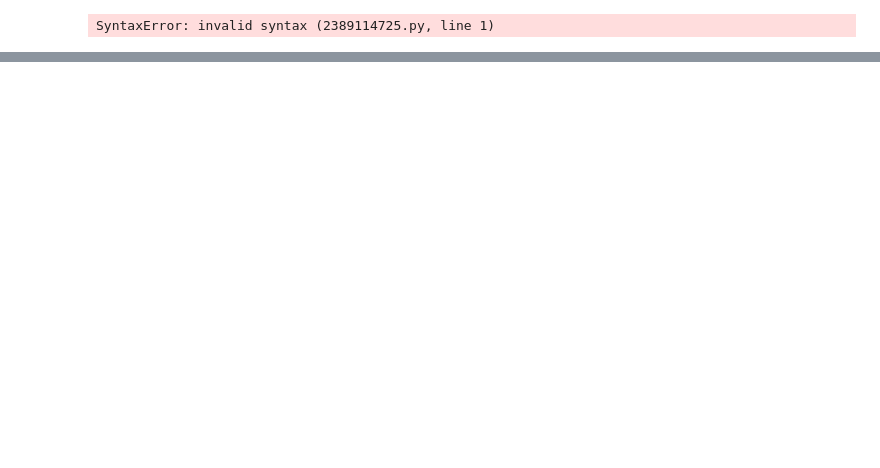
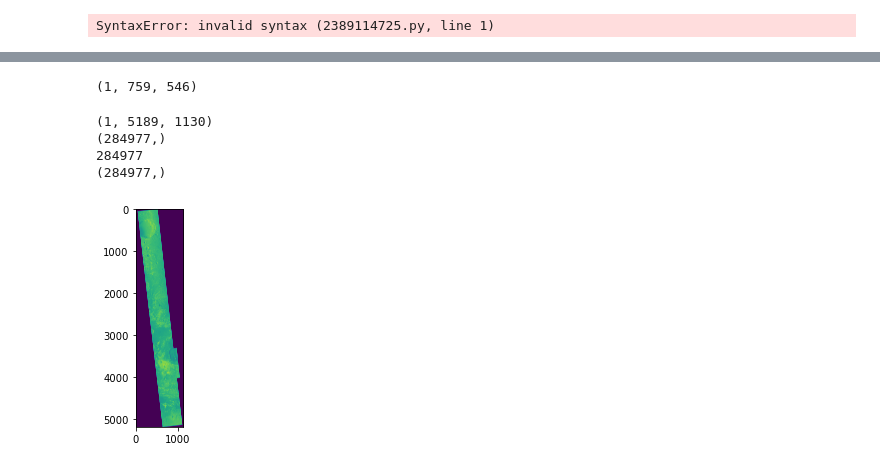
Before and after one commit to chbrandt/npt, a Jupyter notebook: notebooks/4_mosaic_images.ipynb, the cells around one changed output, grey strips where cells are left out. Saved outputs shown, nothing was run; the diff lists cells and outputs as text; code cells hidden in the pictures; blank space fills up the shorter version.

Commit message:
Improved mosaic algorithm

```diff
--- a/notebooks/4_mosaic_images.ipynb
+++ b/notebooks/4_mosaic_images.ipynb
@@ -174,23 +189,71 @@ show(image)
 # %%
 merged.rio.to_raster('data/mosaic/ctx/rioxarray_shade_O.tif')
 # %%
-# def copy_shade(merged_data, new_data, merged_mask, new_mask, **kwargs):
-#     import numpy as np
-#     mask = np.empty_like(merged_mask, dtype="bool")
-#     np.logical_or(merged_mask, new_mask, out=mask)
-#     np.logical_not(mask, out=mask)
+from rioxarray import merge
 
-#     weights = gaussian_filter(mask.astype(float), 55, mode='constant')
-#     weights = (weights - weights.min())/(weights.max() - weights.min())
-#     merged_data[mask] = (merged_data * weights + new_data * (1 - weights))[mask]
-#     # merged_data[mask] = (merged_data * (1 - weights) + new_data * weights)[mask]
+_masks = []
+g_diff = None
 
-#     np.logical_not(new_mask, out=mask)
-#     np.logical_and(merged_mask, mask, out=mask)
-#     np.copyto(merged_data, new_data, where=mask, casting="unsafe")
+def copy_diff(merged_data, new_data, merged_mask, new_mask, **kwargs):
+    import numpy as np
+    from scipy.ndimage import gaussian_filter
 
-# merged = merge.merge_arrays(elements, method=copy_shade, nodata=0)
-# image = merged.values
-# show(image)
+    mask = np.empty_like(merged_mask, dtype="bool")
+    # First, we want to get the pixels in common to compute their diff/mapping
+    np.logical_or(merged_mask, new_mask, out=mask)
+    np.logical_not(mask, out=mask)
 
-# merged.rio.to_raster('data/mosaic/ctx/rioxarray_shade2.tif')
+    _masks.append(merged_mask.copy())
+    _masks.append(new_mask.copy())
+    _masks.append(mask.copy())
+
+    print(merged_data.shape)
+    if mask.sum():
+        n_merged_data = merged_data[mask]
+        n_new_data = new_data[mask]
+        print(n_merged_data.shape)
+        print(mask.sum())
+        print(n_new_data.shape)
+        _mean = (n_merged_data - n_new_data).mean()
+        new_data = new_data + _mean
+#         _diff = np.zeros(n_new_data.shape)
+#         _stack = np.concatenate([n_merged_data, n_new_data])
+#         print(_stack.shape)
+#         _diff[0,mask[0]] = np.diff(_stack, axis=0)[mask[0]]
+#         _mean = np.mean(_diff)
+#         # print(new_data[0,new_data.shape[1]//2,new_data.shape[2]//2])
+#         # print(merged_data[0,merged_data.shape[1]//2,merged_data.shape[2]//2])
+#         print(_mean)
+
+#         # print(new_data.shape)
+#         # print(mask.shape)
+#         # print(_diff.shape)
+#         # print(_mean.shape)
+#         global g_diff
+#         g_diff = _diff
+
+    _stack = np.stack([merged_data, new_data])
+    merged_data[mask] = np.mean(_stack, axis=0)[mask]
+
+    weights = gaussian_filter(mask.astype(float), 155, mode='constant')
+    weights = (weights - weights.min())/(weights.max() - weights.min())
+    merged_data[mask] = (merged_data * (1 - weights) + new_data * weights)[mask]
+
+    # new_data[mask] = new_data[mask] + _diff[mask]
+
+    np.logical_not(new_mask, out=mask)
+    np.logical_and(merged_mask, mask, out=mask)
+    np.copyto(merged_data, new_data, where=mask, casting="unsafe")
+
+merged = merge.merge_arrays(elements, method=copy_diff, nodata=0)
+image = merged.values
+show(image)
+
+merged.rio.to_raster('data/mosaic/ctx/rioxarray_diff2.tif')
+# %% [output]
+(1, 759, 546)
+(1, 5189, 1130)
+(284977,)
+284977
+(284977,)
+[figure, added]
```
Also changed, not shown: parts of 34 cells of this notebook, 4 other files.
